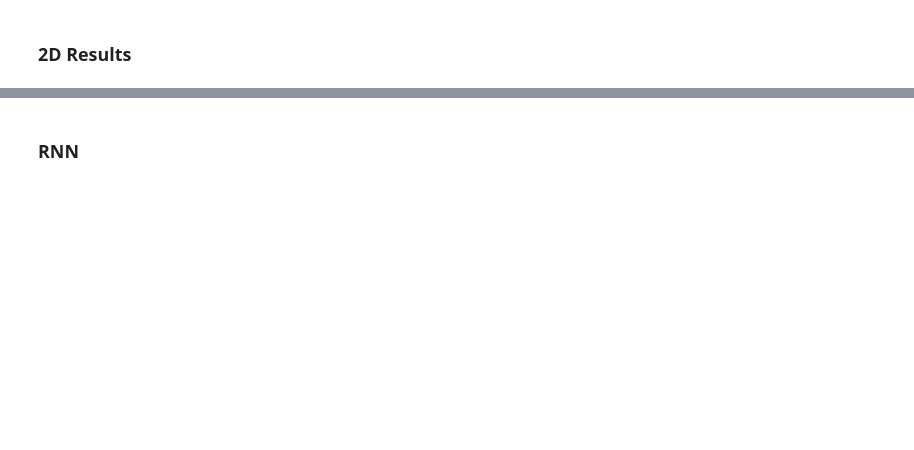
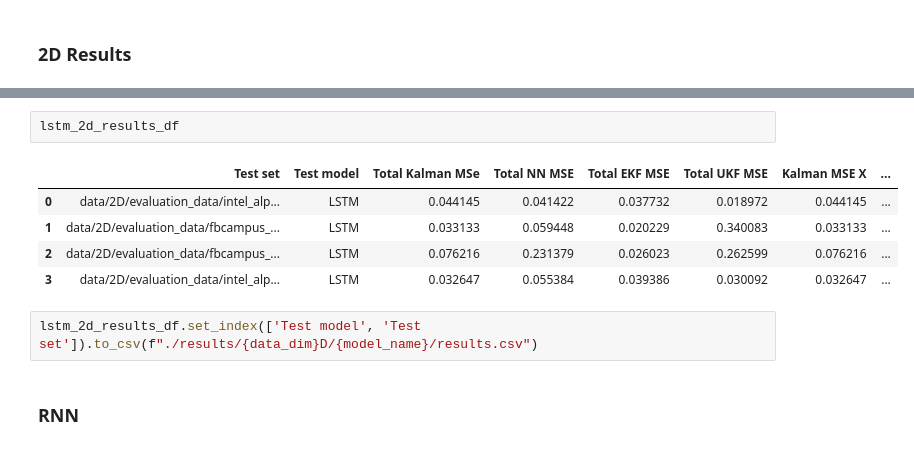
Before and after one commit to aneesurhashmi/kalmanfilters_nn, a Jupyter notebook: test.ipynb, the cells around one changed output, grey strips where cells are left out. Cells and saved outputs as stored; diff of their text form; blank space fills up the shorter version.

```diff
--- a/test.ipynb
+++ b/test.ipynb
@@ -412,2 +407,12 @@ pd.DataFrame.from_dict(results_dict).set_index(['Test model', 'Test set'])
+# %%
+lstm_2d_results_df
+# %% [output]
+|  | Test set | Test model | Total Kalman MSe | Total NN MSE | Total EKF MSE | Total UKF MSE | Kalman MSE X | ... |
+| 0 | data/2D/evaluation_data/intel_alp... | LSTM | 0.044145 | 0.041422 | 0.037732 | 0.018972 | 0.044145 | ... |
+| 1 | data/2D/evaluation_data/fbcampus_... | LSTM | 0.033133 | 0.059448 | 0.020229 | 0.340083 | 0.033133 | ... |
+| 2 | data/2D/evaluation_data/fbcampus_... | LSTM | 0.076216 | 0.231379 | 0.026023 | 0.262599 | 0.076216 | ... |
+| 3 | data/2D/evaluation_data/intel_alp... | LSTM | 0.032647 | 0.055384 | 0.039386 | 0.030092 | 0.032647 | ... |
+# %%
+lstm_2d_results_df.set_index(['Test model', 'Test set']).to_csv(f"./results/{data_dim}D/{model_name}/results.csv")
 # %% [markdown]
 ### RNN
```
Also changed, not shown: parts of 19 cells of this notebook, 31 other files.
